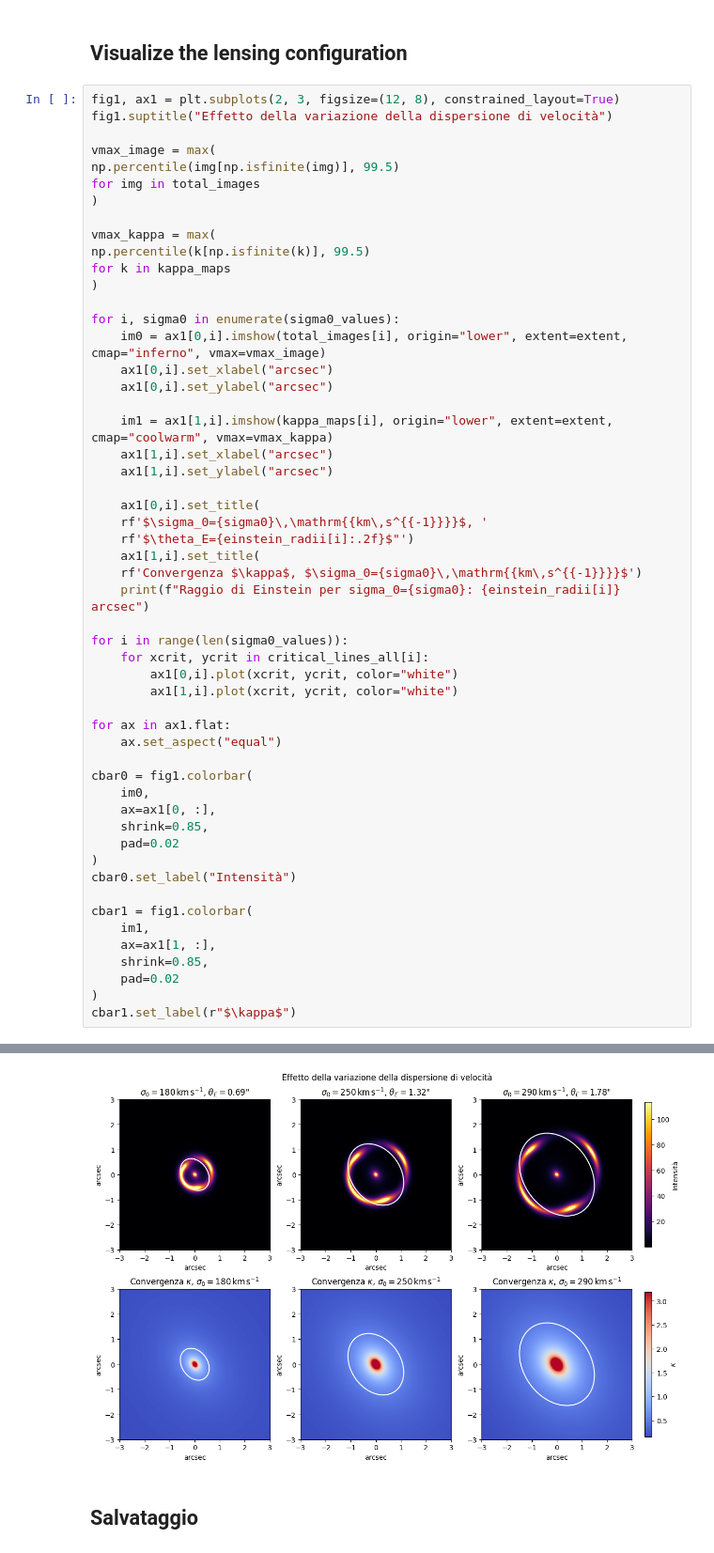
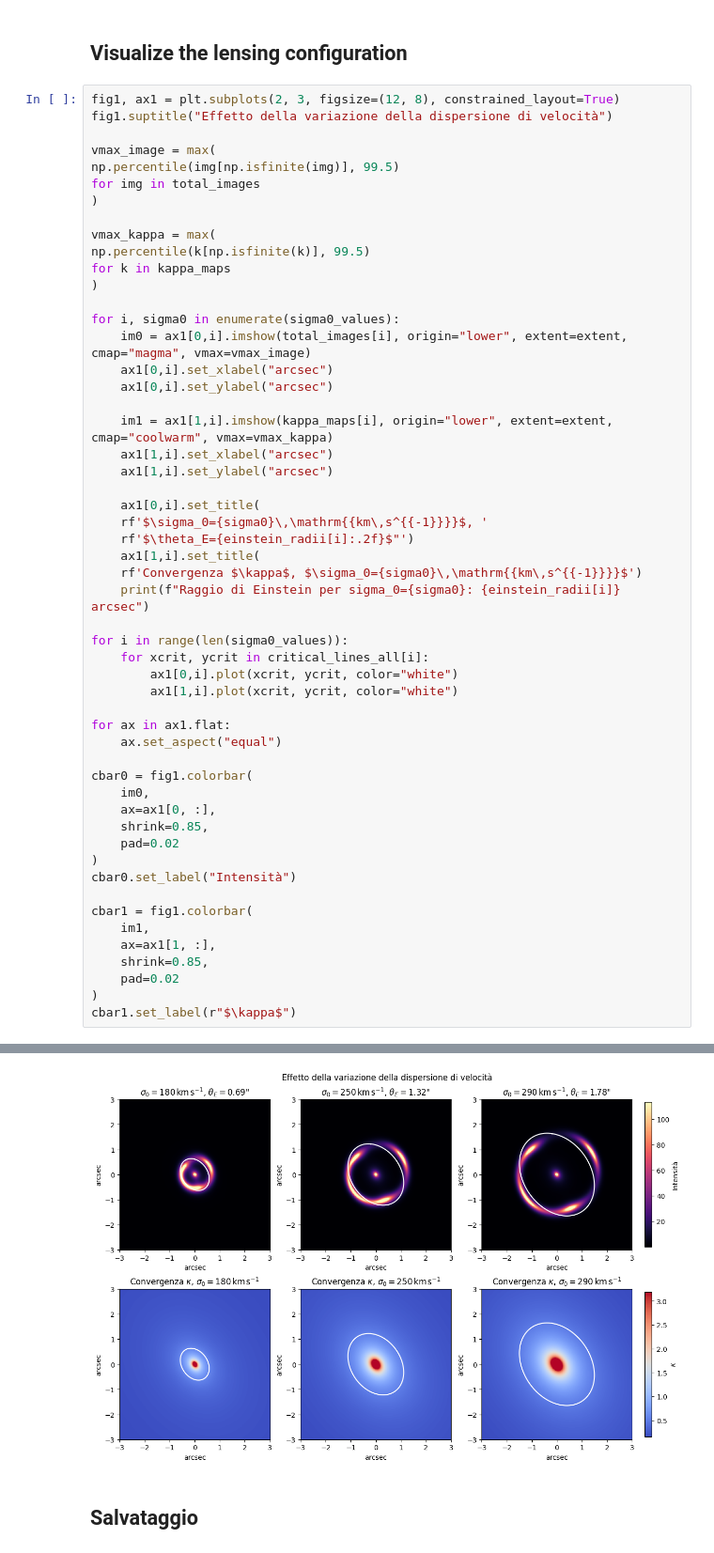
Before and after one commit to Nsab04/bachelor-thesis, a Jupyter notebook: lensing_simulation.ipynb, the cells around one changed output, grey strips where cells are left out. Shown at 94% size. Saved outputs shown, nothing was run; the diff lists cells and outputs as text.

```diff
--- a/lensing_simulation.ipynb
+++ b/lensing_simulation.ipynb
@@ -117,7 +117,7 @@ for k in kappa_maps
 )
 
 for i, sigma0 in enumerate(sigma0_values):
-    im0 = ax1[0,i].imshow(total_images[i], origin="lower", extent=extent, cmap="inferno", vmax=vmax_image)
+    im0 = ax1[0,i].imshow(total_images[i], origin="lower", extent=extent, cmap="magma", vmax=vmax_image)
     ax1[0,i].set_xlabel("arcsec")
     ax1[0,i].set_ylabel("arcsec")
 
@@ -132,34 +132,34 @@ for i, sigma0 in enumerate(sigma0_values):
     rf'Convergenza $\kappa$, $\sigma_0={sigma0}\,\mathrm{{km\,s^{{-1}}}}$')
     print(f"Raggio di Einstein per sigma_0={sigma0}: {einstein_radii[i]} arcsec")
 
 for i in range(len(sigma0_values)):
     for xcrit, ycrit in critical_lines_all[i]:
         ax1[0,i].plot(xcrit, ycrit, color="white")
         ax1[1,i].plot(xcrit, ycrit, color="white")
 
 for ax in ax1.flat:
     ax.set_aspect("equal")
 
 cbar0 = fig1.colorbar(
     im0,
     ax=ax1[0, :],
     shrink=0.85,
     pad=0.02
 )
 cbar0.set_label("Intensità")
 
 cbar1 = fig1.colorbar(
     im1,
     ax=ax1[1, :],
     shrink=0.85,
     pad=0.02
 )
 cbar1.set_label(r"$\kappa$")
 # %% [output]
 Raggio di Einstein per sigma_0=180: 0.6855653958582628 arcsec
 Raggio di Einstein per sigma_0=250: 1.322464112380908 arcsec
 Raggio di Einstein per sigma_0=290: 1.77950770961975 arcsec
-[figure, old version]
+[figure, new version]
 # %% [markdown]
 ## Salvataggio
 # %%
```
Also changed, not shown: parts of 5 cells of this notebook.
